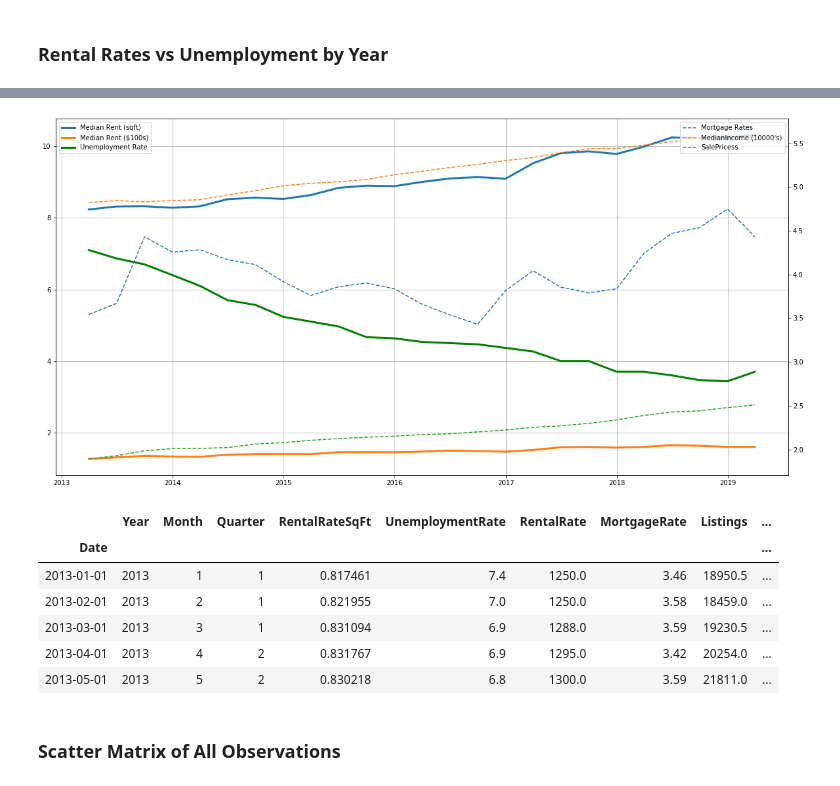
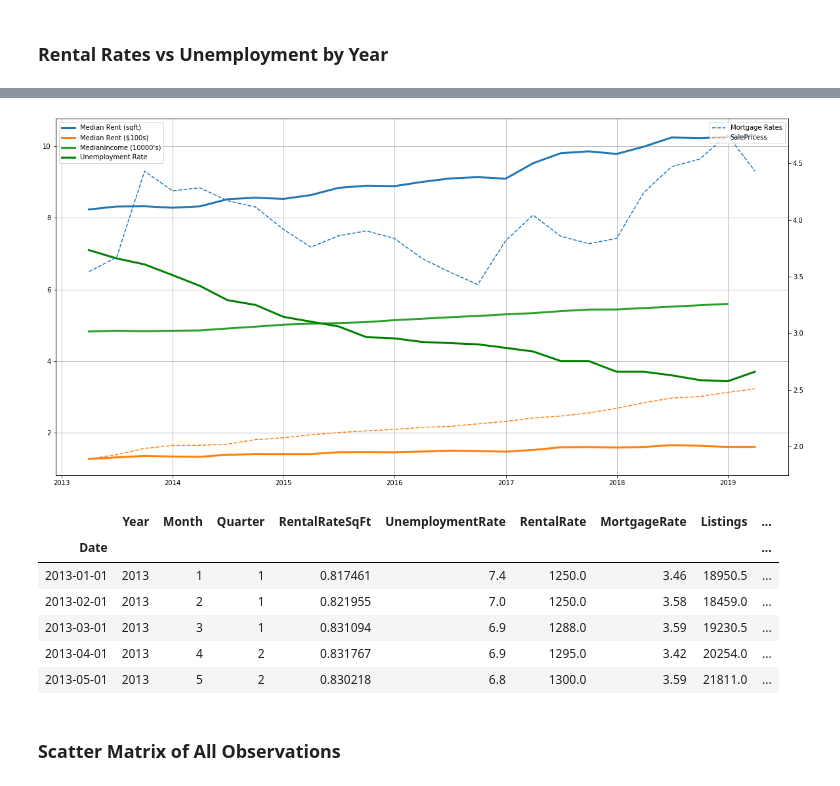
Before and after one commit to JosueGar/team_project_1, a Jupyter notebook: Final Draft - Randall.ipynb, the cells around one changed output, grey strips where cells are left out. Drawn from its saved outputs; the diff is of its cells as text; code cells hidden in the pictures.

```diff
--- a/Final Draft - Randall.ipynb
+++ b/Final Draft - Randall.ipynb
@@ -289,5 +370,5 @@ metrics_yearly.head()
 # %%
-title = 'Rental Rates vs Unemployment by Year'
+title = 'Rental Rates vs Various Observations by Year'
 
 fig, ax1 = plt.subplots(figsize=(20,10))
 
@@ -297,37 +378,37 @@ x_axis = df.index
 #OUR HYPOTHSIS METRICS
 y_axis = df['RentalRateSqFt']*10
 ax1.plot(x_axis,y_axis, label='Median Rent (sqft)', linestyle='solid',linewidth=3)
 
 y_axis = df['RentalRate']/1000
 ax1.plot(x_axis,y_axis, label='Median Rent ($100s)',linestyle='solid',linewidth=3)
 
+y_axis = df['MedianIncome']/10000
+ax1.plot(x_axis,y_axis, label=f"MedianIncome (10000's)",linestyle='solid',linewidth=3)
+
 ax2 = ax1.twinx()
 y_axis = df['UnemploymentRate']
 ax1.plot(x_axis,y_axis, label='Unemployment Rate', c='g',linestyle='solid',linewidth=3)
 
 #OTHER FACTORS AS POTENTIAL INFLUENCERS
 y_axis = df['MortgageRate']
 ax2.plot(x_axis,y_axis, label='Mortgage Rates', linestyle='dashed')
-
-y_axis = df['MedianIncome']/10000
-ax2.plot(x_axis,y_axis, label=f"MedianIncome (10000's)",linestyle='dashed')
 
 y_axis = df['SalePrices']/100000
 ax2.plot(x_axis,y_axis, label='SalePricess', linestyle='dashed')
 
 # Turn on the grid
 ax1.grid()
 ax1.legend(loc='upper left')
 ax2.legend(loc='upper right')
 plt.xticks(rotation=45)
 
 # Save the Figure
 plt.savefig(f"figures\{title.replace(' ','_')}.png")
 
 plt.show()
 metrics_yearly.head()
 # %% [output]
-[figure, old version]
+[figure, new version]
 |  | Year | Month | Quarter | RentalRateSqFt | UnemploymentRate | RentalRate | MortgageRate | Listings | ... |
 | Date |  |  |  |  |  |  |  |  | ... |
 | 2013-01-01 | 2013 | 1 | 1 | 0.817461 | 7.4 | 1250.0 | 3.46 | 18950.5 | ... |
```
Also changed, not shown: parts of 18 cells of this notebook, 14 other files.
